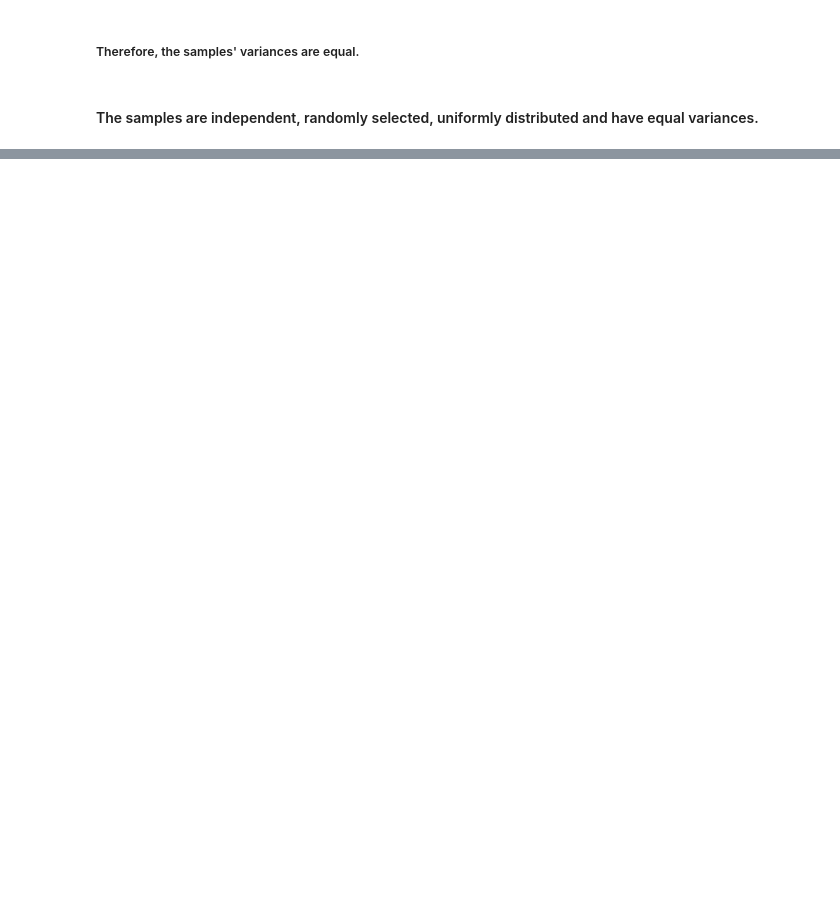
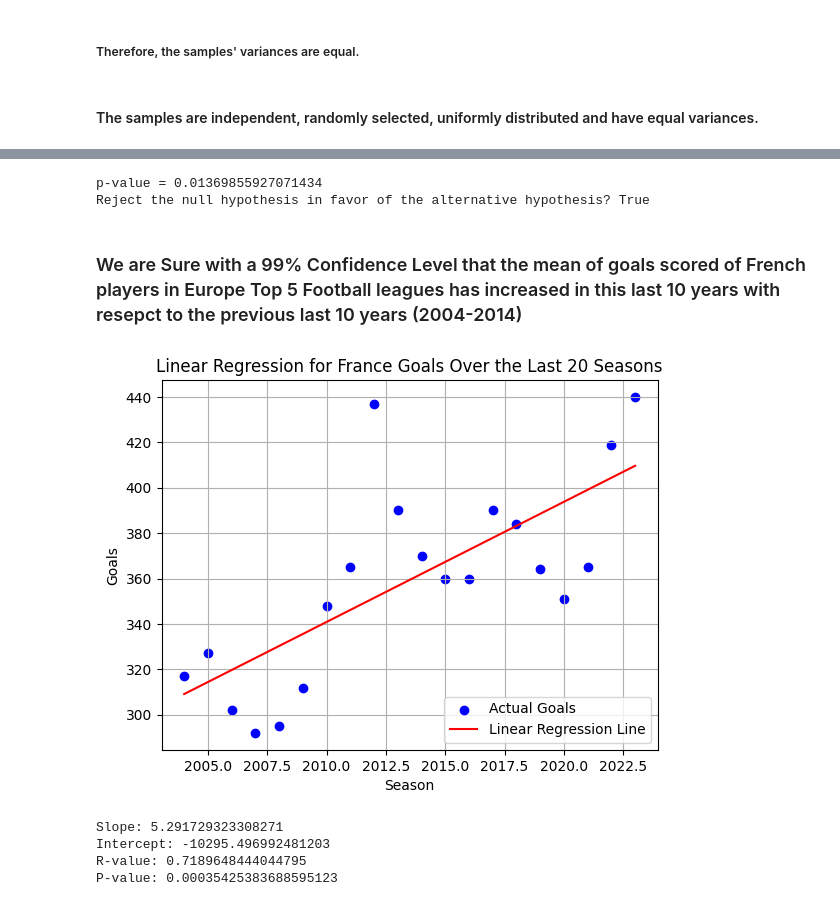
Before and after one commit to jpreyesm03/Data-Science-Fun-Projects, a Jupyter notebook: Top 5 Leagues/france_statistical_analysis.ipynb, the cells around one changed output, grey strips where cells are left out. Cells and saved outputs as stored; diff of their text form; code cells hidden in the pictures; blank space fills up the shorter version.

Commit message:
Correct the layour using mardown pertinent messages.

```diff
--- a/Top 5 Leagues/france_statistical_analysis.ipynb
+++ b/Top 5 Leagues/france_statistical_analysis.ipynb
@@ -106,0 +111,39 @@ Both samples' variances are equal? True
+# %%
+t_statistic, p_value = stats.ttest_ind(france_previous_ten_years, france_this_ten_years, alternative="less")
+print("p-value =", p_value)
+print("Reject the null hypothesis in favor of the alternative hypothesis?",p_value < alpha)
+# %% [output]
+p-value = 0.01369855927071434
+Reject the null hypothesis in favor of the alternative hypothesis? True
+# %% [markdown]
+### We are Sure with a 99% Confidence Level that the mean of goals scored of French players in Europe Top 5 Football leagues has increased in this last 10 years with resepct to the previous last 10 years (2004-2014)
+# %%
+france_20_years = pd.concat([france_previous_ten_years, france_this_ten_years])
+seasons = np.array(range(2004,2024))
+# Perform linear regression
+slope, intercept, r_value, p_value, std_err = linregress(seasons, france_20_years)
+
+# Predict future goals using the model
+predicted_goals = intercept + slope * seasons
+
+# Plot the results
+plt.scatter(seasons, france_20_years, color='blue', label='Actual Goals')
+plt.plot(seasons, predicted_goals, color='red', label='Linear Regression Line')
+plt.xlabel('Season')
+plt.ylabel('Goals')
+plt.title('Linear Regression for France Goals Over the Last 20 Seasons')
+plt.legend()
+plt.grid()
+plt.show()
+
+# Display the slope and intercept
+print(f"Slope: {slope}")
+print(f"Intercept: {intercept}")
+print(f"R-value: {r_value}")
+print(f"P-value: {p_value}")
+# %% [output]
+[figure, added]
+Slope: 5.291729323308271
+Intercept: -10295.496992481203
+R-value: 0.7189648444044795
+P-value: 0.00035425383688595123
```
Also changed, not shown: parts of 12 cells of this notebook.
